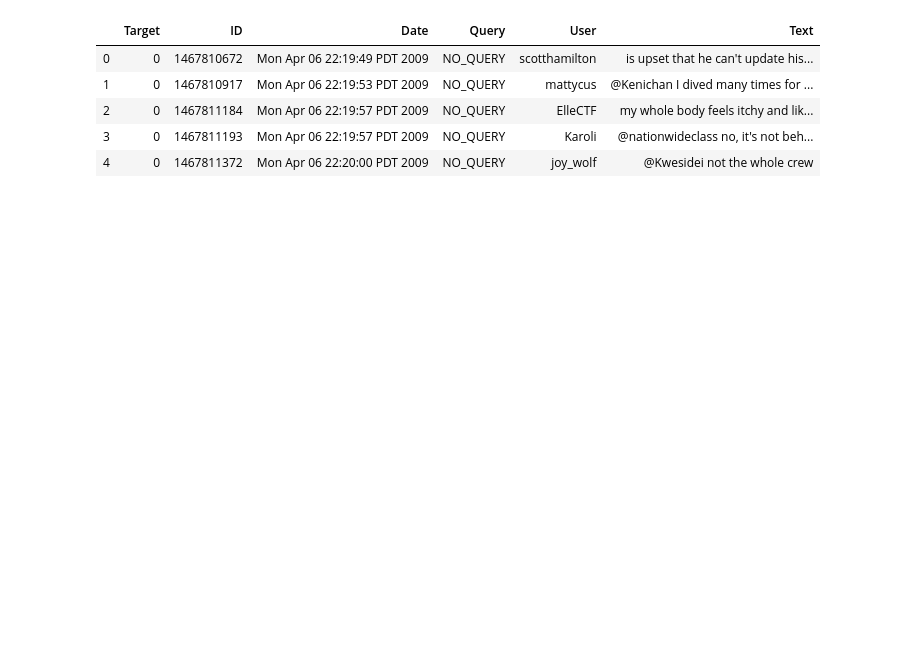
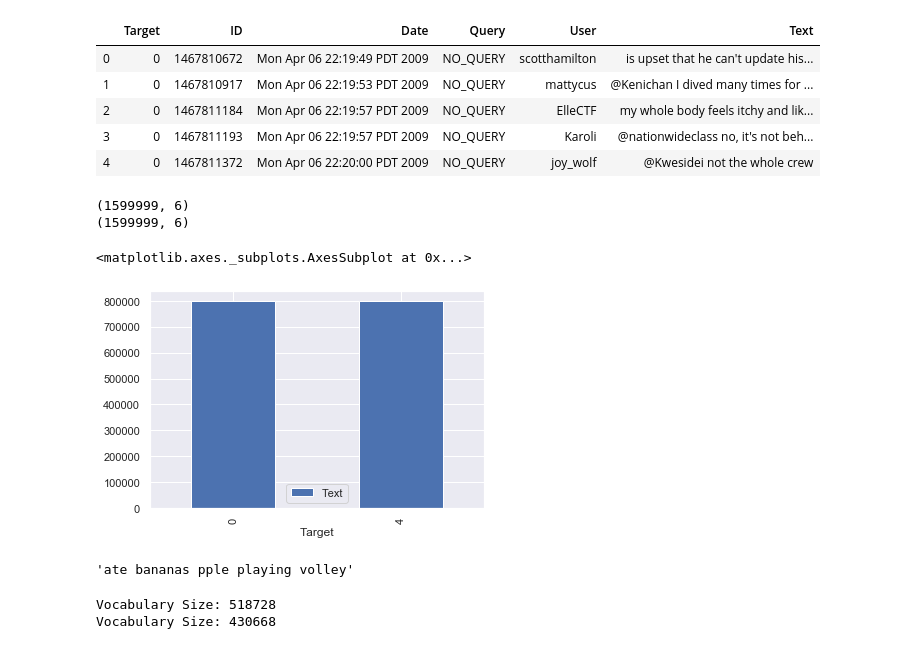
Before and after one commit to Rafatian/Springboard, a Jupyter notebook: Sentiment_Analysis_Project.ipynb, the cells around one changed output. Drawn from its saved outputs; the diff is of its cells as text; code cells hidden in the pictures; blank space fills up the shorter version.

```diff
--- a/Sentiment_Analysis_Project.ipynb
+++ b/Sentiment_Analysis_Project.ipynb
@@ -5,7 +7,7 @@ import pandas as pd
 # %%
 # Loading data using pandas library
 
-raw_tweets = pd.read_csv('sentiment140/training.1600000.processed.noemoticon.csv', encoding='latin-1')
+raw_tweets = pd.read_csv('sentiment_140/training.1600000.processed.noemoticon.csv', encoding='latin-1')
 # %%
 # Looking into the data
 
@@ -19,3 +21,21 @@ raw_tweets.head()
 | 2 | 0 | 1467811184 | Mon Apr 06 22:19:57 PDT 2009 | NO_QUERY | ElleCTF | my whole body feels itchy and lik... |
 | 3 | 0 | 1467811193 | Mon Apr 06 22:19:57 PDT 2009 | NO_QUERY | Karoli | @nationwideclass no, it's not beh... |
 | 4 | 0 | 1467811372 | Mon Apr 06 22:20:00 PDT 2009 | NO_QUERY | joy_wolf | @Kwesidei not the whole crew |
+# %%
+#Making sure we do not have duplicates
+
+print(raw_tweets.shape)
+print(raw_tweets.drop_duplicates().shape)
+# %% [output]
+(1599999, 6)
+(1599999, 6)
+# %%
+# the most important thing is the text and the sentiment of it so we will get rid of the rest of the columns
+
+raw_tweets = raw_tweets[['Target', 'Text']]
+# %%
+# Looking at the distribution of the tweets
+raw_tweets.groupby('Target').count().plot(kind = 'bar')
+# %% [output]
+<matplotlib.axes._subplots.AxesSubplot at 0x...>
+[figure, added]
@@ -21,0 +67,4 @@ raw_tweets.head()
+# %%
+normalize_document(corpus)
+# %% [output]
+'ate bananas pple playing volley'
@@ -21,0 +91,6 @@ raw_tweets.head()
+# %%
+dfword_pos = df_word(norm_tweets[norm_tweets.Target == 4])
+dfword_neg = df_word(norm_tweets[norm_tweets.Target == 0])
+# %% [output]
+Vocabulary Size: 518728
+Vocabulary Size: 430668
```
Also changed, not shown: parts of 9 cells of this notebook.
